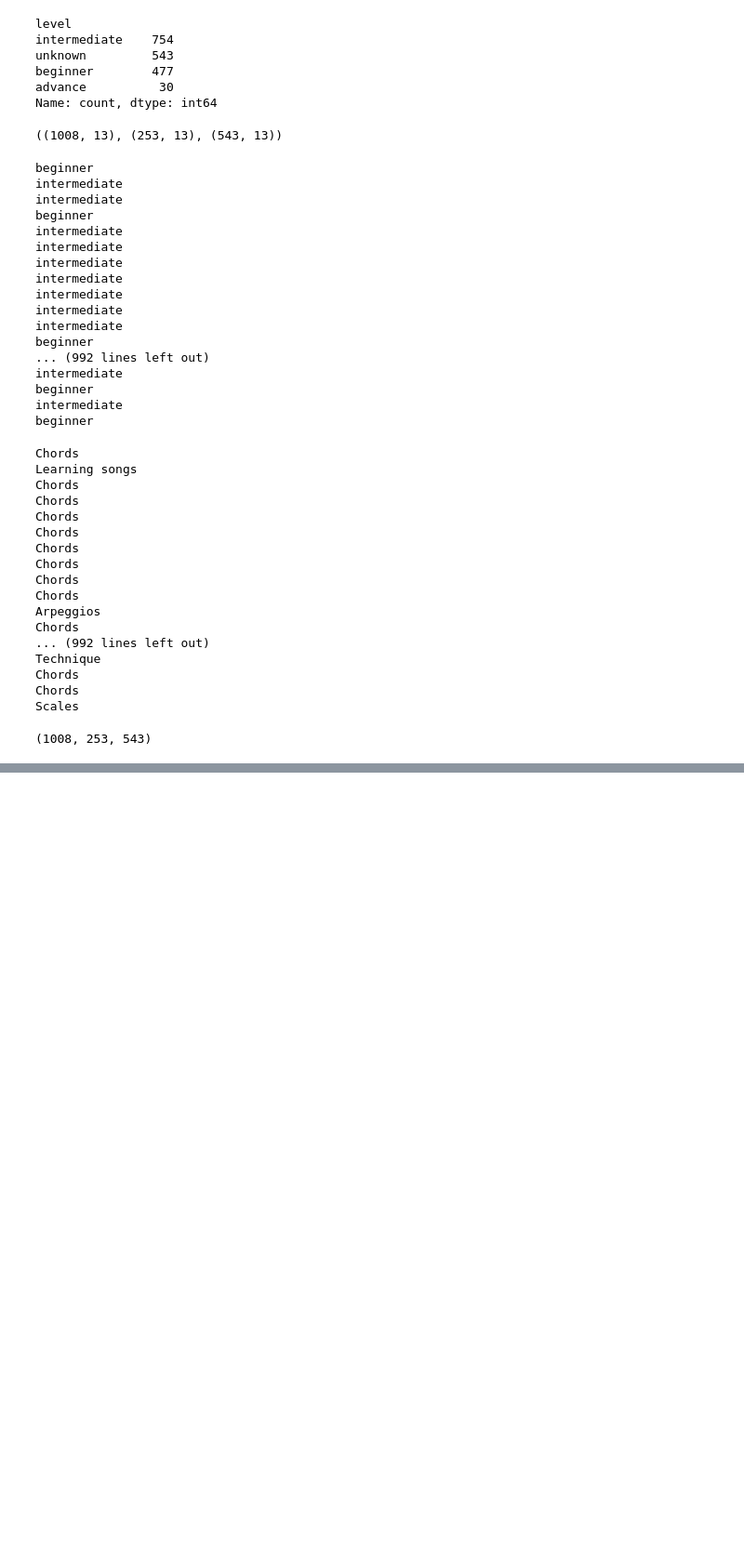
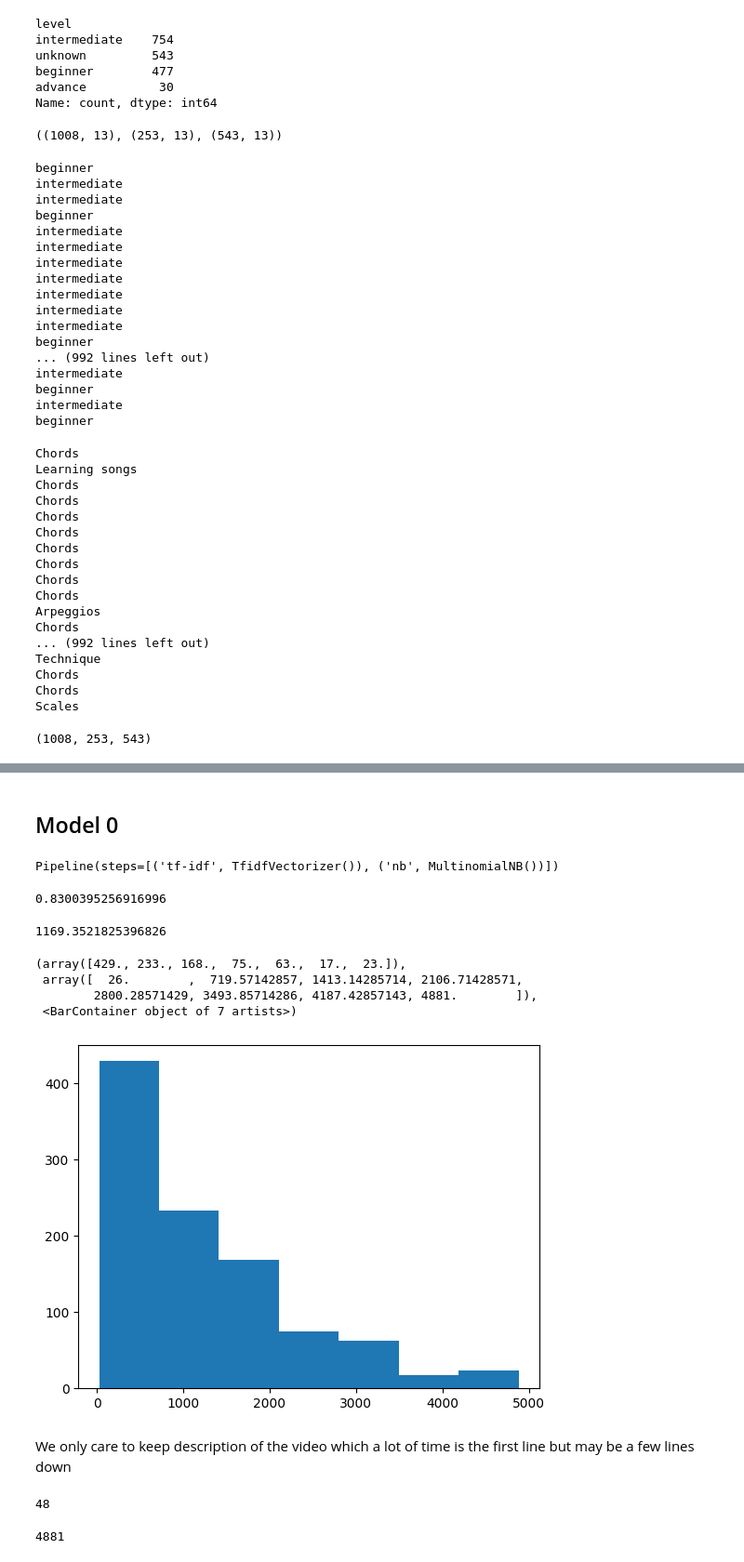
Before and after one commit to yoshtown/guitar-lesson-level-prediction-project, a Jupyter notebook: notebooks/03_tensorflow_model.ipynb, the cells around one changed output, grey strips where cells are left out. Shown: that part at 93% size. Saved outputs shown, nothing was run; the diff lists cells and outputs as text; code cells hidden in the pictures; blank space fills up the shorter version.

Commit message:
Fit and scored model along with setting up the Vectorization

```diff
--- a/notebooks/03_tensorflow_model.ipynb
+++ b/notebooks/03_tensorflow_model.ipynb
@@ -111,10 +118,10 @@ train_df["title_desc"] = train_df["title"] + " " + train_df["description"]
 val_df["title_desc"] = val_df["title"] + " " + val_df["description"]
 test_df["title_desc"] = test_df["title"] + " " + test_df["description"]
 # %%
-train_lessons_detail = train_df["title_desc"].to_list()
-val_lessons_detail = val_df["title_desc"].to_list()
-test_lessons_detail = test_df["title_desc"].to_list()
-len(train_lessons_detail), len(val_lessons_detail), len(test_lessons_detail)
+train_lesson_texts = train_df["title_desc"].to_list()
+val_lesson_texts = val_df["title_desc"].to_list()
+test_lesson_texts = test_df["title_desc"].to_list()
+len(train_lesson_texts), len(val_lesson_texts), len(test_lesson_texts)
 # %% [output]
 (1008, 253, 543)
 # %%
@@ -122,0 +156,54 @@ encoder =
+# %% [markdown]
+## Model 0
+# %%
+from sklearn.feature_extraction.text import TfidfVectorizer
+from sklearn.naive_bayes import MultinomialNB
+from sklearn.pipeline import Pipeline
+
+# Create a pipleine
+model_0 = Pipeline([
+    ("tf-idf", TfidfVectorizer()),
+    ("nb", MultinomialNB())
+])
+
+# Fit the pipeline to the training data
+model_0.fit(X=train_lesson_texts,
+            y=train_level_labels)
+# %% [output]
+Pipeline(steps=[('tf-idf', TfidfVectorizer()), ('nb', MultinomialNB())])
+# %%
+# Evaluate model on validation dataset
+model_0.score(X=val_lesson_texts,
+              y=val_level_labels)
+# %% [output]
+0.8300395256916996
+# %%
+# How long is each sentence on average?
+lesson_text_lens = [ len(train_lesson_text) for train_lesson_text in train_lesson_texts]
+avg_lesson_text_len = np.mean(lesson_text_lens)
+avg_lesson_text_len
+# %% [output]
+1169.3521825396826
+# %%
+# What's the distribution look like?
+import matplotlib.pyplot as plt
+plt.hist(lesson_text_lens, bins=7)
+# %% [output]
+(array([429., 233., 168.,  75.,  63.,  17.,  23.]),
+ array([  26.        ,  719.57142857, 1413.14285714, 2106.71428571,
+        2800.28571429, 3493.85714286, 4187.42857143, 4881.        ]),
+ <BarContainer object of 7 artists>)
+[figure, added]
+# %% [markdown]
+We only care to keep description of the video which a lot of time is the first line but may be a few lines down
+# %%
+# How long of a text covers 5% of the length
+output_seq_len = int(np.percentile(lesson_text_lens, 5))
+output_seq_len
+# %% [output]
+48
+# %%
+# Maxixum text length in training set
+max(lesson_text_lens)
+# %% [output]
+4881
```
Also changed, not shown: parts of 8 cells of this notebook.
